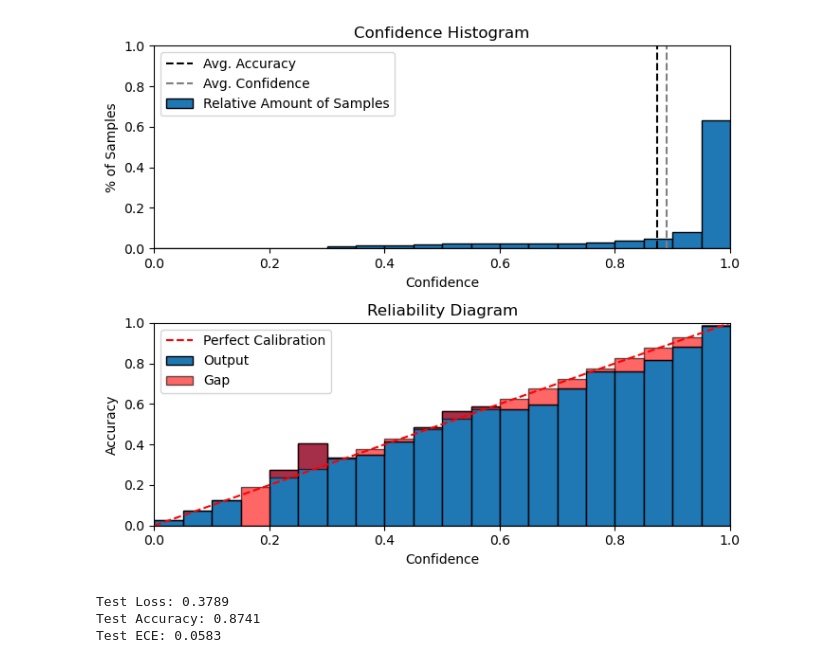
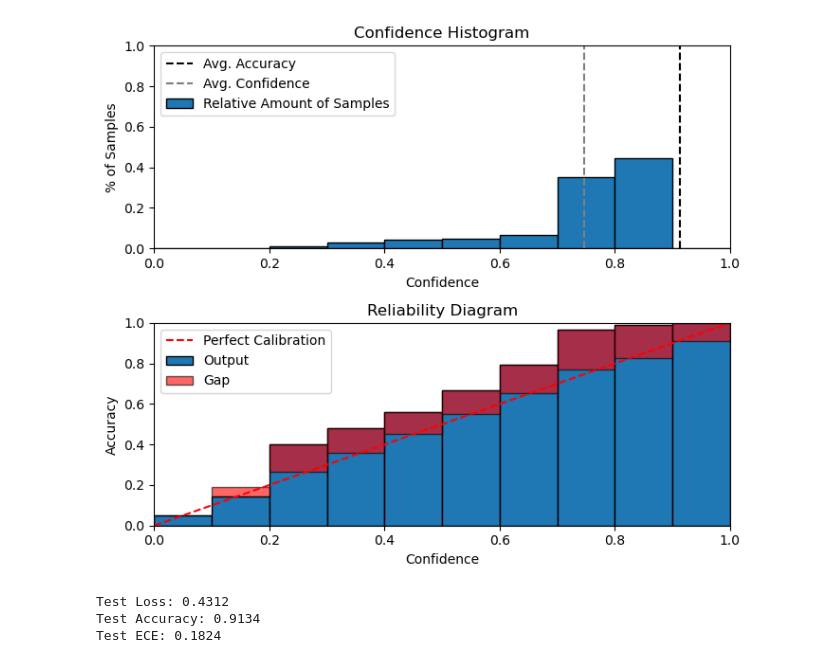
Before and after one commit to lorenzo-querol/Patch-Diffusion, a Jupyter notebook: test_cls.ipynb, the cells around one changed output. Drawn from its saved outputs; the diff is of its cells as text; code cells hidden in the pictures.

```diff
--- a/test_cls.ipynb
+++ b/test_cls.ipynb
@@ -119,25 +15,0 @@ plt.show()
-# %%
-network_pkl = "./training-runs/00101-run/network-snapshot-004608.pkl"
-test_dir = "./data/cifar10/test"
-device = torch.device("cuda")
-# Load the model.
-with open(network_pkl, "rb") as f:
-    net = pickle.load(f)["ema"].to(device)
-
-c = dnnlib.EasyDict()
-c.dataset_kwargs = dnnlib.EasyDict(
-    class_name="training.dataset.ImageFolderDataset",
-    path=test_dir,
-    use_labels=True,
-)
-c.dataloader_kwargs = dnnlib.EasyDict(batch_size=128, num_workers=4)
-transform = transforms.Compose(
-    [
-        transforms.ToTensor(),
-        transforms.Normalize(mean=[0.5] * 3, std=[0.5] * 3),
-    ]
-)
-test_dataset_obj = dnnlib.util.construct_class_by_name(
-    **c.dataset_kwargs, transform=transform
-)
-test_dataloader = torch.utils.data.DataLoader(test_dataset_obj, **c.dataloader_kwargs)
@@ -211,24 +155,24 @@ def evaluate(net, dataloader, device, return_gts_and_confs=False):
 # %%
 test_loss, test_acc, test_ece, gts, confs, preds = evaluate(
-    net=net,
-    dataloader=test_dataloader,
-    device=device,
-    return_gts_and_confs=True,
+    net,
+    test_dataloader,
+    c.device,
+    return_outputs=True,
 )
 # %%
-diagram = ReliabilityDiagram(bins=20)
+diagram = ReliabilityDiagram()
 diagram.plot(confs, gts)
 plt.show()
 # %% [output]
-[figure, old version]
+[figure, new version]
 # %%
 print(f"Test Loss: {test_loss:.4f}")
 print(f"Test Accuracy: {test_acc:.4f}")
 print(f"Test ECE: {test_ece:.4f}")
 # %% [output]
-Test Loss: 0.3789
-Test Accuracy: 0.8741
-Test ECE: 0.0583
+Test Loss: 0.4312
+Test Accuracy: 0.9134
+Test ECE: 0.1824
 # %%
 images, labels = [], []
 for i, (image, label) in enumerate(test_dataloader):
```
Also changed, not shown: parts of 13 cells of this notebook, 12 other files.
